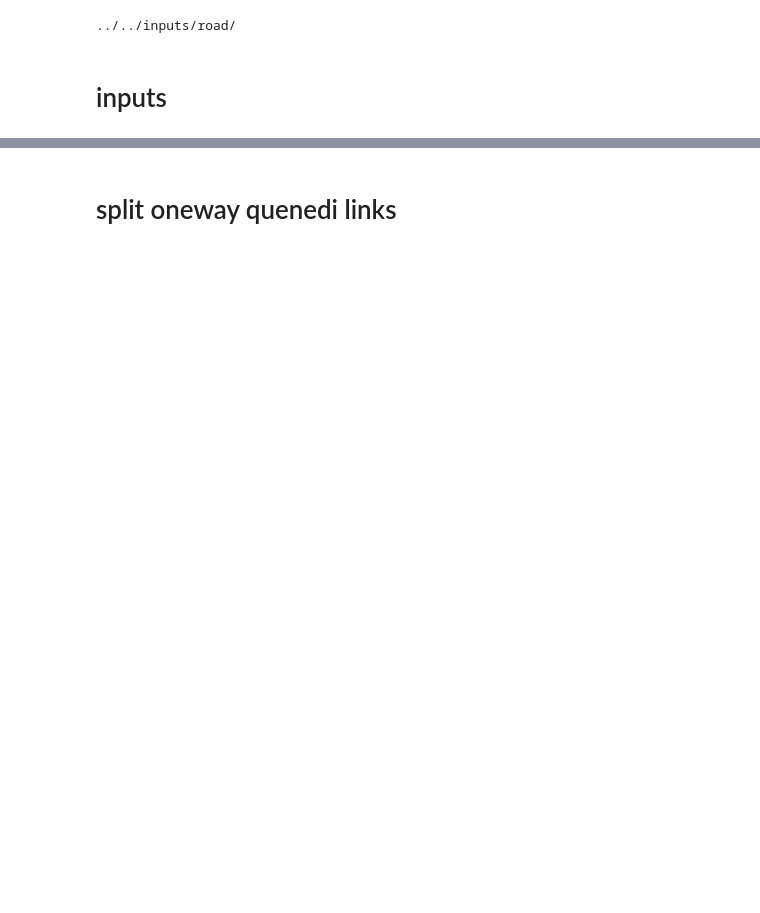
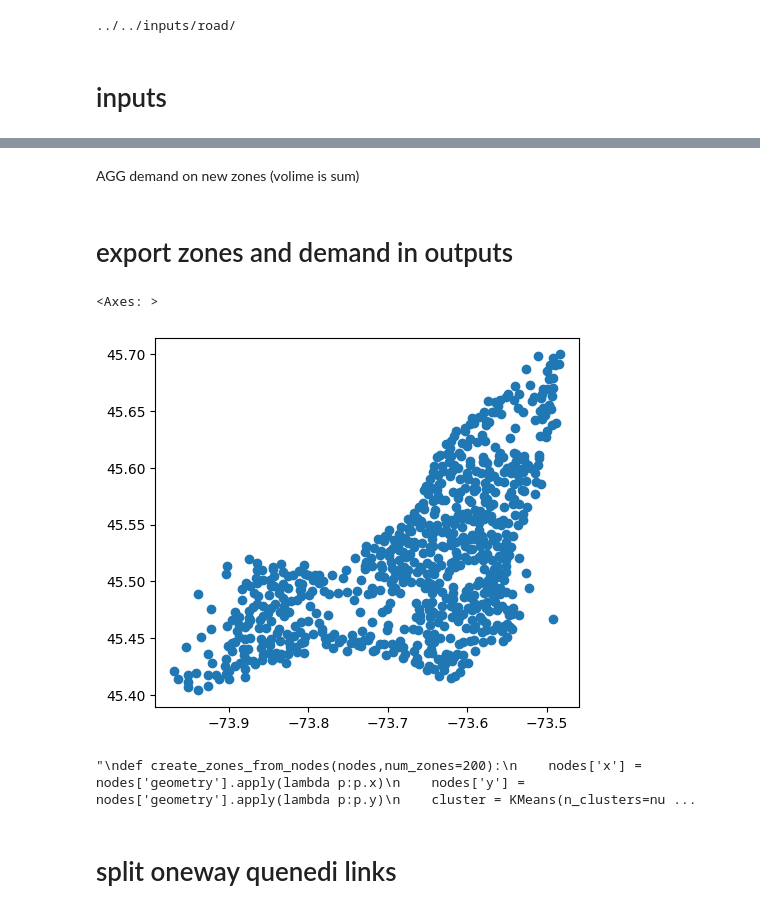
Before and after one commit to systragroup/quetzal_cyclops, a Jupyter notebook: notebooks/2_model/cyclops_model.ipynb, the cells around one changed output, grey strips where cells are left out. Drawn from its saved outputs; the diff is of its cells as text; code cells hidden in the pictures; blank space fills up the shorter version.

Commit message:
new version with aggregation

```diff
--- a/notebooks/2_model/cyclops_model.ipynb
+++ b/notebooks/2_model/cyclops_model.ipynb
@@ -113,0 +133,4 @@ links['incline'] = links['incline'].astype(float)
+# %%
+demand['origin'] = demand['origin'].apply(lambda x: zones_dict.get(x))
+demand['destination'] = demand['destination'].apply(lambda x: zones_dict.get(x))
+zones = gpd.GeoDataFrame(zones_df,crs=4326).set_index('index')
@@ -113,0 +139,5 @@ links['incline'] = links['incline'].astype(float)
+# %%
+agg_dist = float(argv['params']['aggregation']['distance'])
+epsg = get_epsg(zones.iloc[0]['geometry'].y, zones.iloc[0]['geometry'].x)
+label = agglomerative_clustering(zones.to_crs(epsg), distance_threshold = agg_dist)
+zones['cluster'] = label
@@ -113,0 +148,11 @@ links['incline'] = links['incline'].astype(float)
+# %%
+# create a dict zone:cluster
+zones['cluster'] = 'zone_' + zones['cluster'].astype(str)
+cluster_dict = zones['cluster'].to_dict()
+# %%
+# drop duplicated cluster and rename index with new cluster as zones_id
+zones = zones.drop_duplicates('cluster')
+zones = zones.set_index('cluster')
+zones.index.name='index'
+# %% [markdown]
+ AGG demand on new zones (volime is sum)
@@ -113,0 +166,7 @@ links['incline'] = links['incline'].astype(float)
+# %% [markdown]
+# export zones and demand in outputs
+# %%
+zones.plot()
+# %% [output]
+<Axes: >
+[figure, added]
@@ -114,2 +196,17 @@ links['incline'] = links['incline'].astype(float)
+# %%
+'''
+def create_zones_from_nodes(nodes,num_zones=200):
+    nodes['x'] = nodes['geometry'].apply(lambda p:p.x)
+    nodes['y'] = nodes['geometry'].apply(lambda p:p.y)
+    cluster = KMeans(n_clusters=num_zones,random_state=0,n_init='auto')
+    cluster.fit(nodes[['x','y']].values)
+    geom = [Point(val) for val in cluster.cluster_centers_]
+    zones = gpd.GeoDataFrame(range(len(geom)),geometry=geom,crs=4326).drop(columns=0)
+    zones.index = 'zone_' + zones.index.astype(str)
+    return zones
+#create_zones_from_nodes(zones).plot()
+'''
+# %% [output]
+"\ndef create_zones_from_nodes(nodes,num_zones=200):\n    nodes['x'] = nodes['geometry'].apply(lambda p:p.x)\n    nodes['y'] = nodes['geometry'].apply(lambda p:p.y)\n    cluster = KMeans(n_clusters=nu ...
 # %% [markdown]
 # split oneway quenedi links
```
Also changed, not shown: parts of 31 cells of this notebook, 19 other files.
